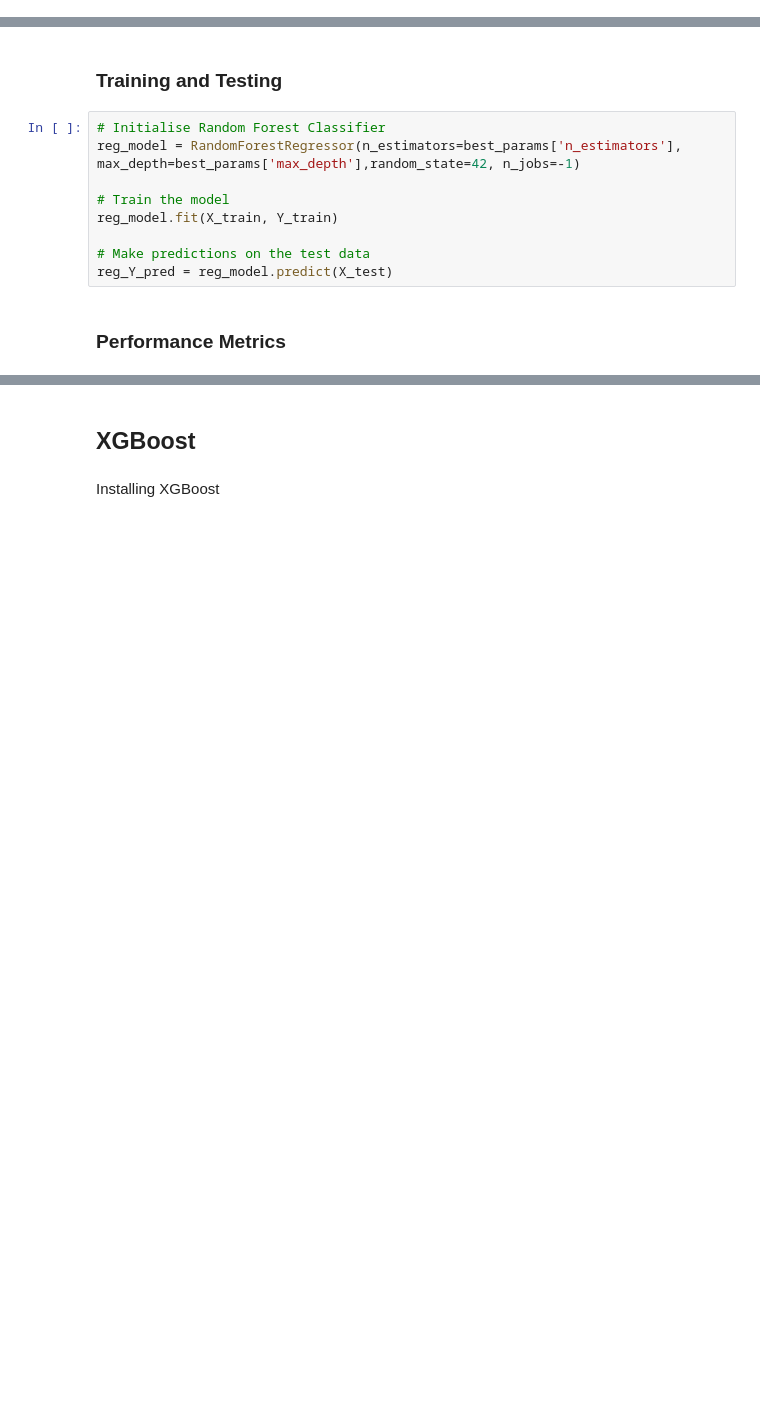
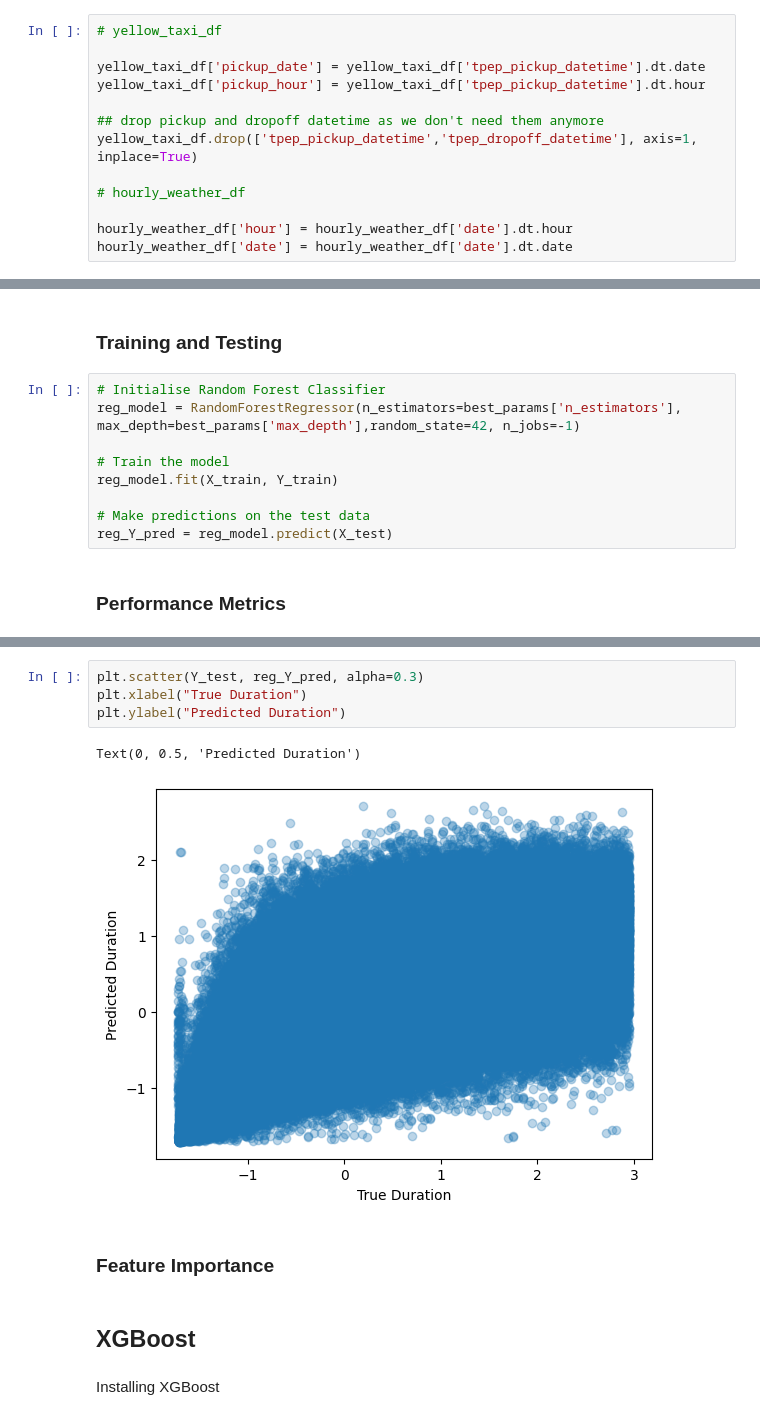
Before and after one commit to ikml-bsrn/NYC_Taxi_Trip_Duration, a Jupyter notebook: nyc_tlc_yellow.ipynb, the cells around one changed output, grey strips where cells are left out. Drawn from its saved outputs; the diff is of its cells as text; blank space fills up the shorter version.

```diff
--- a/nyc_tlc_yellow.ipynb
+++ b/nyc_tlc_yellow.ipynb
@@ -713,0 +909,13 @@ print(data)
+# %%
+# yellow_taxi_df
+
+yellow_taxi_df['pickup_date'] = yellow_taxi_df['tpep_pickup_datetime'].dt.date
+yellow_taxi_df['pickup_hour'] = yellow_taxi_df['tpep_pickup_datetime'].dt.hour
+
+## drop pickup and dropoff datetime as we don't need them anymore
+yellow_taxi_df.drop(['tpep_pickup_datetime','tpep_dropoff_datetime'], axis=1, inplace=True)
+
+# hourly_weather_df
+
+hourly_weather_df['hour'] = hourly_weather_df['date'].dt.hour
+hourly_weather_df['date'] = hourly_weather_df['date'].dt.date
@@ -842,3 +1136,12 @@ There's a **15.5%** increase in the model performance of Random Forest Regressio
+# %%
+plt.scatter(Y_test, reg_Y_pred, alpha=0.3)
+plt.xlabel("True Duration")
+plt.ylabel("Predicted Duration")
+# %% [output]
+Text(0, 0.5, 'Predicted Duration')
+[figure, added]
+# %% [markdown]
+### Feature Importance
 # %% [markdown]
 ## XGBoost
 # %% [markdown]
```
Also changed, not shown: parts of 67 cells of this notebook, 1 other file.
